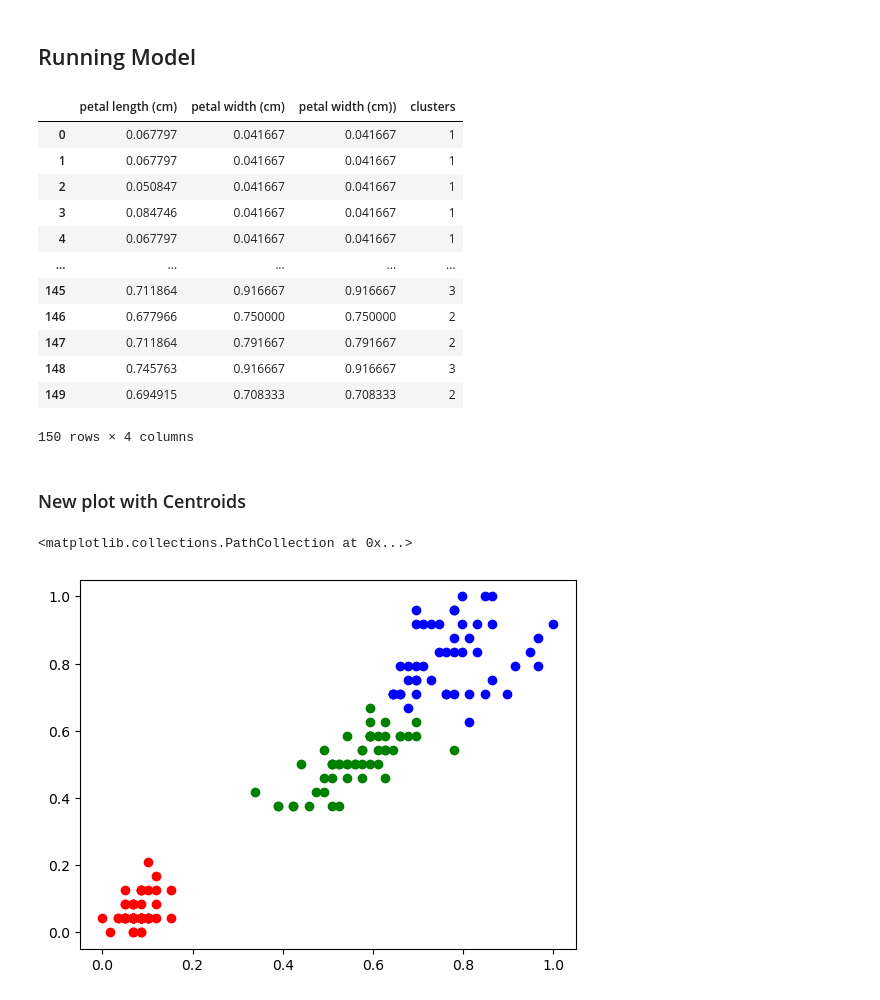
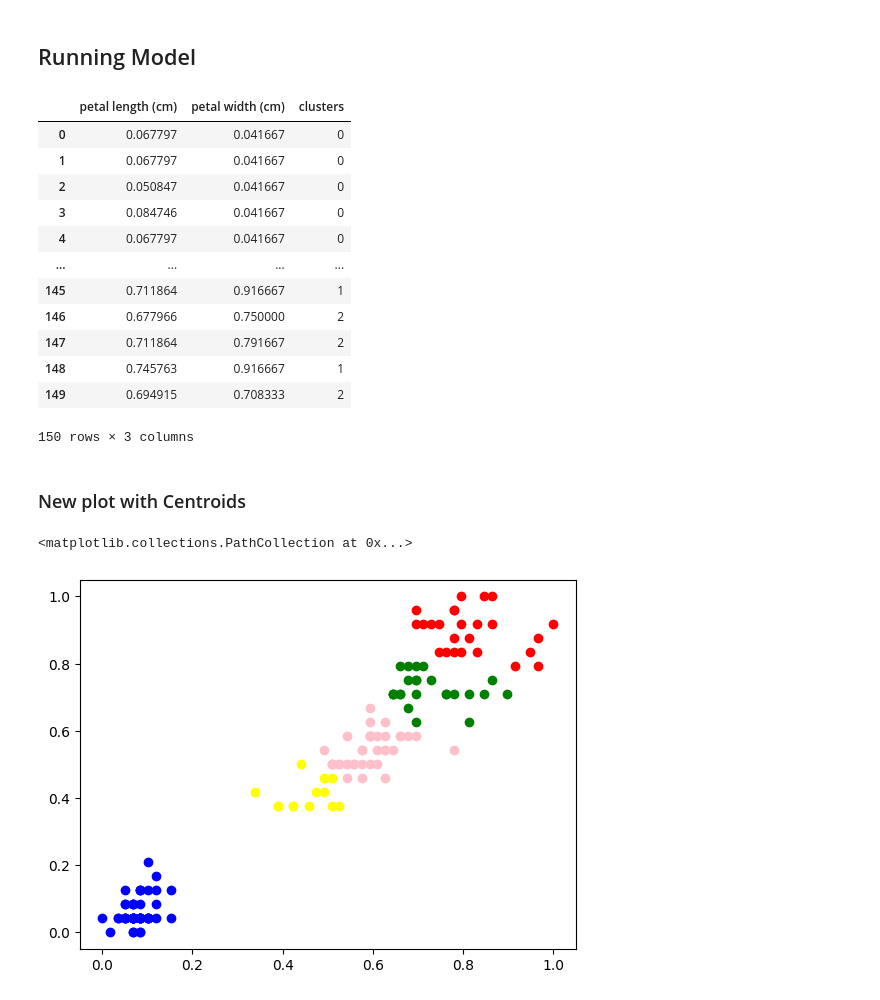
Before and after one commit to Aalajlan6/Jupyter_ML_Practise, a Jupyter notebook: Iris_flower_clustering_practice.ipynb, the cells around one changed output. Cells and saved outputs as stored; diff of their text form; code cells hidden in the pictures.

```diff
--- a/Iris_flower_clustering_practice.ipynb
+++ b/Iris_flower_clustering_practice.ipynb
@@ -35,7 +35,7 @@ df
 # %% [markdown]
 ## Elbow Technique
 # %%
-k_range = (1, 11)
+k_range = (1, 21)
 sse = []
 for k in k_range:
     km = KMeans(n_clusters = k)
@@ -52,0 +55,15 @@ plt.plot(k_range, sse)
+# %%
+from sklearn.metrics import silhouette_score
+
+k_range = range(2, 21)  # Starting from 2 instead of 1
+sil_scores = []
+for k in k_range:
+    km = KMeans(n_clusters=k)
+    km.fit(df)
+    labels = km.labels_
+    sil_scores.append(silhouette_score(df, labels))
+
+plt.xlabel('K')
+plt.ylabel('Silhouette Score')
+plt.plot(k_range, sil_scores)
+plt.show()
@@ -71,34 +92,32 @@ y_predicted = km.fit_predict(df[['petal length (cm)' , 'petal width (cm)']])
 df['clusters'] = y_predicted
 df
 # %% [output]
-|  | petal length (cm) | petal width (cm) | petal width (cm)) | clusters |
-| 0 | 0.067797 | 0.041667 | 0.041667 | 1 |
-| 1 | 0.067797 | 0.041667 | 0.041667 | 1 |
-| 2 | 0.050847 | 0.041667 | 0.041667 | 1 |
-| 3 | 0.084746 | 0.041667 | 0.041667 | 1 |
-| 4 | 0.067797 | 0.041667 | 0.041667 | 1 |
-| ... | ... | ... | ... | ... |
-| 145 | 0.711864 | 0.916667 | 0.916667 | 3 |
-| 146 | 0.677966 | 0.750000 | 0.750000 | 2 |
-| 147 | 0.711864 | 0.791667 | 0.791667 | 2 |
-| 148 | 0.745763 | 0.916667 | 0.916667 | 3 |
-| 149 | 0.694915 | 0.708333 | 0.708333 | 2 |
+|  | petal length (cm) | petal width (cm) | clusters |
+| 0 | 0.067797 | 0.041667 | 0 |
+| 1 | 0.067797 | 0.041667 | 0 |
+| 2 | 0.050847 | 0.041667 | 0 |
+| 3 | 0.084746 | 0.041667 | 0 |
+| 4 | 0.067797 | 0.041667 | 0 |
+| ... | ... | ... | ... |
+| 145 | 0.711864 | 0.916667 | 1 |
+| 146 | 0.677966 | 0.750000 | 2 |
+| 147 | 0.711864 | 0.791667 | 2 |
+| 148 | 0.745763 | 0.916667 | 1 |
+| 149 | 0.694915 | 0.708333 | 2 |
-150 rows × 4 columns
+150 rows × 3 columns
 # %% [markdown]
 ### New plot with Centroids
 # %%
 df1 = df[df.clusters == 0]
 df2 = df[df.clusters == 1]
 df3 = df[df.clusters == 2]
 df4 = df[df.clusters == 3]
 df5 = df[df.clusters == 4]
-df6 = df[df.clusters == 5]
 plt.scatter(df1['petal length (cm)'] , df1['petal width (cm)'], color='blue')
 plt.scatter(df2['petal length (cm)'] , df2['petal width (cm)'], color='red')
 plt.scatter(df3['petal length (cm)'] , df3['petal width (cm)'], color='green')
-plt.scatter(df4['petal length (cm)'] , df4['petal width (cm)'], color='black')
+plt.scatter(df4['petal length (cm)'] , df4['petal width (cm)'], color='yellow')
 plt.scatter(df5['petal length (cm)'] , df5['petal width (cm)'], color='pink')
-plt.scatter(df6['petal length (cm)'] , df6['petal width (cm)'], color='green')
 # %% [output]
 <matplotlib.collections.PathCollection at 0x...>
-[figure, old version]
+[figure, new version]
```
Also changed, not shown: parts of 4 cells of this notebook.
